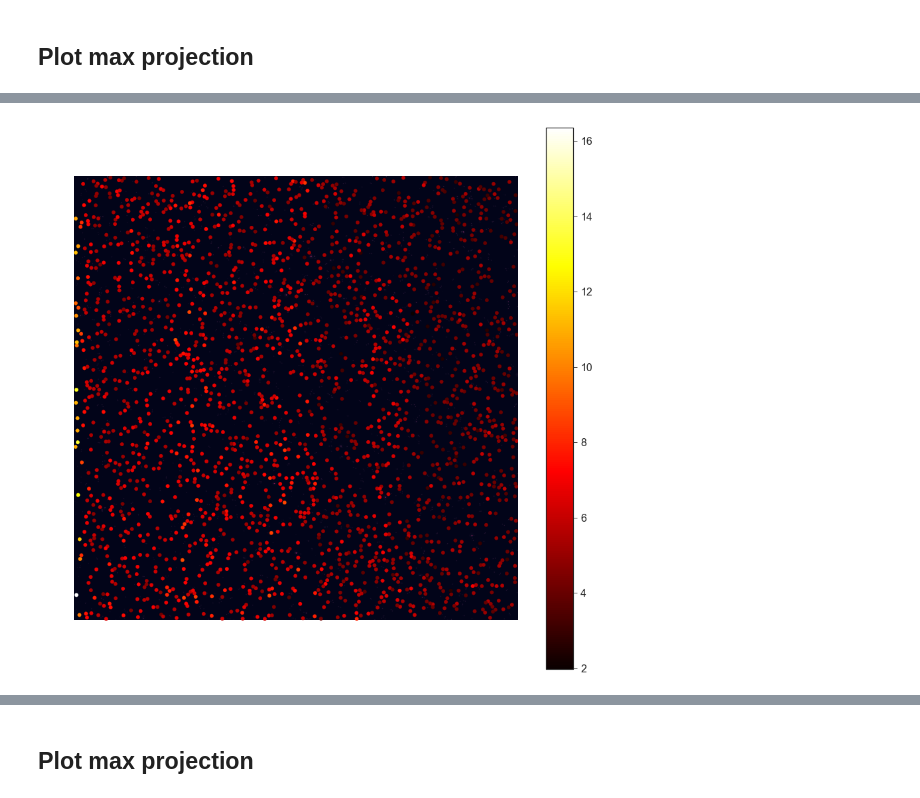
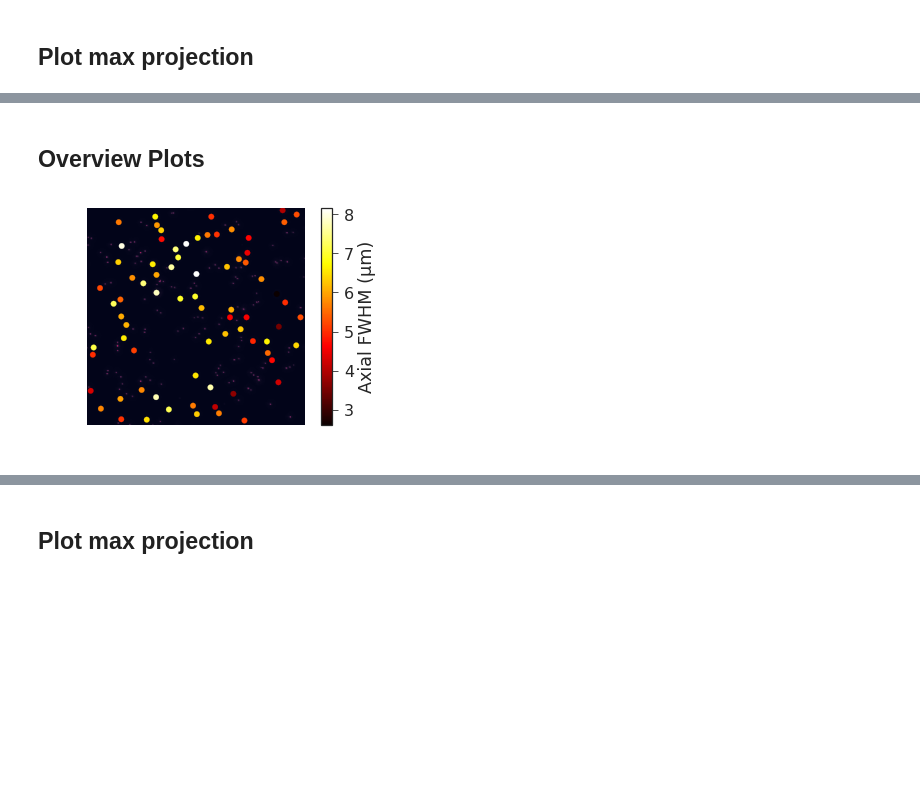
Before and after one commit to mesoSPIM/mesoSPIM-PSFanalysis, a Jupyter notebook: example-playground.ipynb, the cells around one changed output, grey strips where cells are left out. Saved outputs shown, nothing was run; the diff lists cells and outputs as text; code cells hidden in the pictures; blank space fills up the shorter version.

Commit message:
Further improvements, interactive plots started

```diff
--- a/example-playground.ipynb
+++ b/example-playground.ipynb
@@ -63,10 +63,13 @@ im = imread('./data/5ms_2nd_488_nm_508_520-35_4x_Right_000000-3-200slices.tif',
 im = imread('./data/5ms_2nd_noETL_488_nm_508_520-35_4x_Right_000000-2-200slices.tif', plugin='tifffile')  # 2048 px testdata
 # %%
 data, beads, maxima, centers, smoothed = compute(im, options)
+# %%
+centers = pd.DataFrame(centers, columns=['Z','Y','X'])
 # %%
 PSF = pd.concat([x[0] for x in data])
 PSF['Max'] = maxima
 PSF = PSF.reset_index().drop(['index'],axis=1)
 latProfile = [x[1] for x in data]
 axProfile = [x[2] for x in data]
+PSF = PSF.join(centers)
 # %%
@@ -164,11 +129,14 @@ plt.show()
+# %% [markdown]
+## Overview Plots
 # %%
-plt.figure(figsize=(15,15));
+#plt.figure(figsize=(15,15));
 plt.imshow(smoothed);
-plt.scatter(centers[:, 2], centers[:, 1], c=axPSF, cmap='hot');
-plt.colorbar()
+plt.scatter(PSF['X'].tolist(), PSF['Y'].tolist(), c=PSF['FWHMax'].tolist(), cmap='hot');
+cbar = plt.colorbar()
+cbar.set_label('Axial FWHM (μm)')
 plt.xlim([0, smoothed.shape[0]])
 plt.ylim([smoothed.shape[1], 0])
 plt.axis('off');
 # %% [output]
-[figure, old version]
+[figure, new version]
 # %%
```
Also changed, not shown: parts of 18 cells of this notebook.
